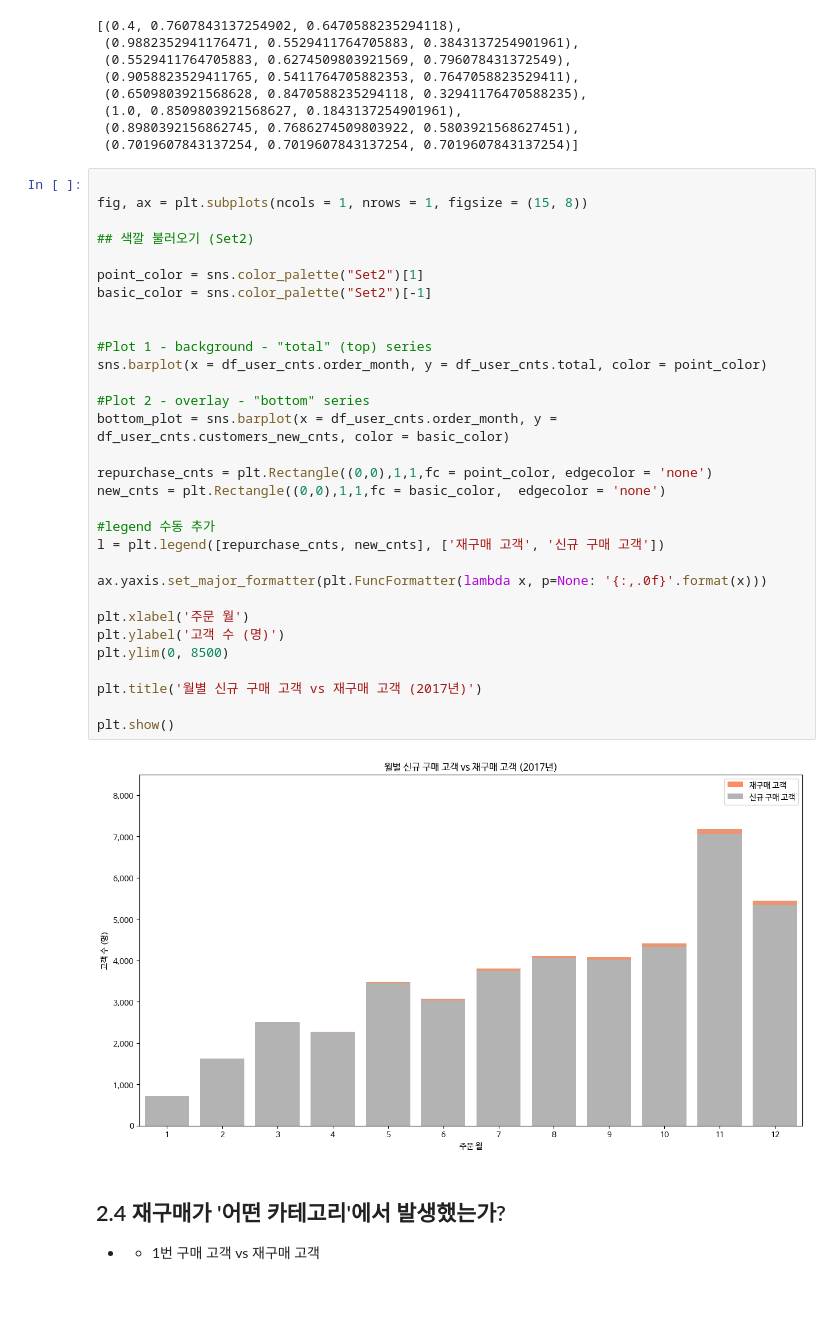
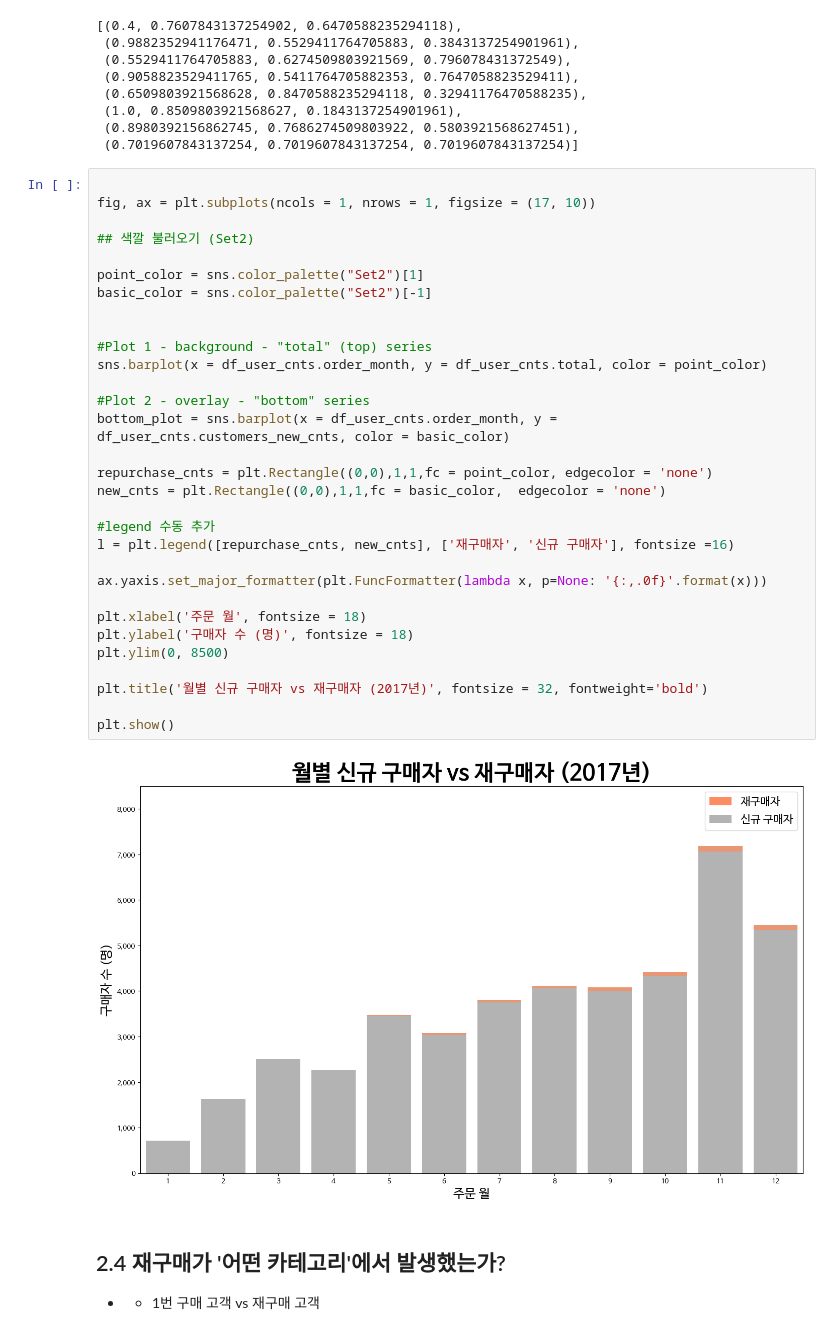
Before and after one commit to Nayoung-young/prj-ecommerce-eda, a Jupyter notebook: User_Analysis.ipynb, the cells around one changed output. Saved outputs shown, nothing was run; the diff lists cells and outputs as text; blank space fills up the shorter version.

```diff
--- a/User_Analysis.ipynb
+++ b/User_Analysis.ipynb
@@ -1625,37 +1755,37 @@ sns.color_palette("Set2")
  (0.7019607843137254, 0.7019607843137254, 0.7019607843137254)]
 # %%
 
-fig, ax = plt.subplots(ncols = 1, nrows = 1, figsize = (15, 8))
+fig, ax = plt.subplots(ncols = 1, nrows = 1, figsize = (17, 10))
 
 ## 색깔 불러오기 (Set2)
 
 point_color = sns.color_palette("Set2")[1]
 basic_color = sns.color_palette("Set2")[-1]
 
 
 #Plot 1 - background - "total" (top) series
 sns.barplot(x = df_user_cnts.order_month, y = df_user_cnts.total, color = point_color)
 
 #Plot 2 - overlay - "bottom" series
 bottom_plot = sns.barplot(x = df_user_cnts.order_month, y = df_user_cnts.customers_new_cnts, color = basic_color)
 
 repurchase_cnts = plt.Rectangle((0,0),1,1,fc = point_color, edgecolor = 'none')
 new_cnts = plt.Rectangle((0,0),1,1,fc = basic_color,  edgecolor = 'none')
 
 #legend 수동 추가
-l = plt.legend([repurchase_cnts, new_cnts], ['재구매 고객', '신규 구매 고객'])
+l = plt.legend([repurchase_cnts, new_cnts], ['재구매자', '신규 구매자'], fontsize =16)
 
 ax.yaxis.set_major_formatter(plt.FuncFormatter(lambda x, p=None: '{:,.0f}'.format(x)))
 
-plt.xlabel('주문 월')
-plt.ylabel('고객 수 (명)')
+plt.xlabel('주문 월', fontsize = 18)
+plt.ylabel('구매자 수 (명)', fontsize = 18)
 plt.ylim(0, 8500)
 
-plt.title('월별 신규 구매 고객 vs 재구매 고객 (2017년)')
+plt.title('월별 신규 구매자 vs 재구매자 (2017년)', fontsize = 32, fontweight='bold')
 
 plt.show()
 # %% [output]
-[figure, old version]
+[figure, new version]
 # %% [markdown]
 ## 2.4 재구매가 '어떤 카테고리'에서 발생했는가?
 - - 1번 구매 고객 vs 재구매 고객
```
Also changed, not shown: parts of 37 cells of this notebook.
